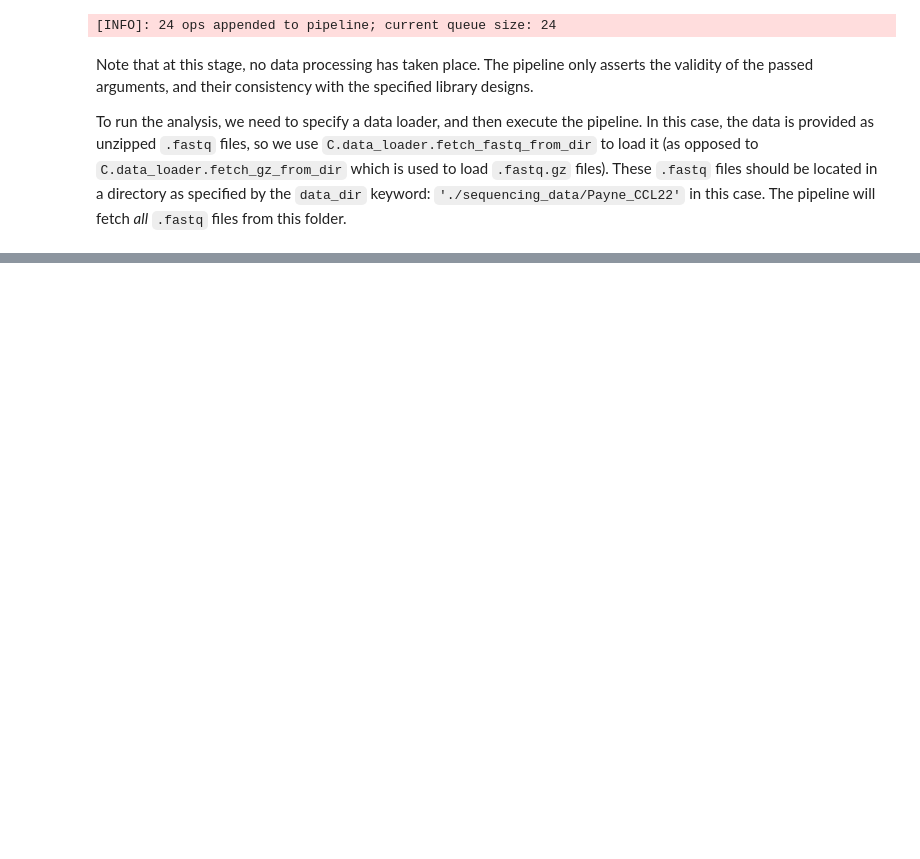
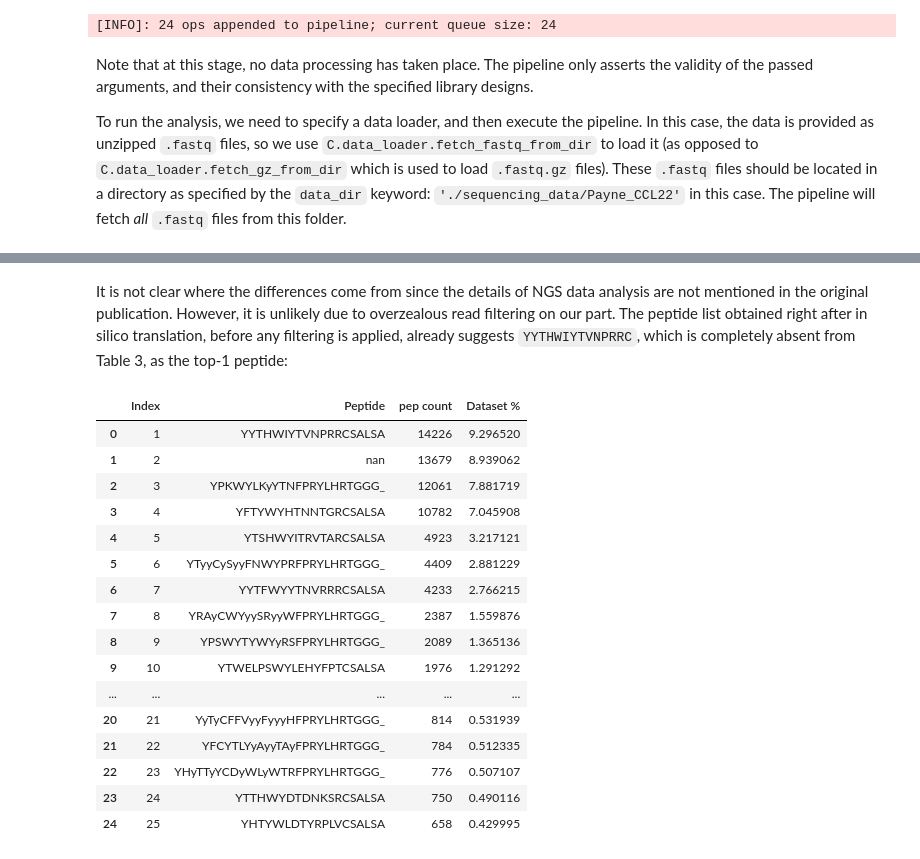
Before and after one commit to avngrdv/clibas, a Jupyter notebook: docs/source/examples/02. Payne CCL22 selection.ipynb, the cells around one changed output, grey strips where cells are left out. Drawn from its saved outputs; the diff is of its cells as text; code cells hidden in the pictures; blank space fills up the shorter version.

```diff
--- a/docs/source/examples/02. Payne CCL22 selection.ipynb
+++ b/docs/source/examples/02. Payne CCL22 selection.ipynb
@@ -303,0 +362,26 @@ See example 1 (`1. Phage display: FXIa selection`) notebook for a walkthrough of
+# %% [markdown]
+It is not clear where the differences come from since the details of NGS data analysis are not mentioned in the original publication. However, it is unlikely due to overzealous read filtering on our part. The peptide list obtained right after in silico translation, before any filtering is applied, already suggests `YYTHWIYTVNPRRC`, which is completely absent from Table 3, as the top-1 peptide:
+# %%
+initial_peptide_list = pd.read_csv(fnames[0])
+cols = ['Index', 'Peptide', 'pep count', 'Dataset %']
+initial_peptide_list[cols].head(25).style.set_table_styles(
+    [{'selector': 'th, td', 'props': [('font-family', 'Consolas, monospace')]}]
+)
+# %% [output]
+|  | Index | Peptide | pep count | Dataset % |
+| 0 | 1 | YYTHWIYTVNPRRCSALSA | 14226 | 9.296520 |
+| 1 | 2 | nan | 13679 | 8.939062 |
+| 2 | 3 | YPKWYLKyYTNFPRYLHRTGGG_ | 12061 | 7.881719 |
+| 3 | 4 | YFTYWYHTNNTGRCSALSA | 10782 | 7.045908 |
+| 4 | 5 | YTSHWYITRVTARCSALSA | 4923 | 3.217121 |
+| 5 | 6 | YTyyCySyyFNWYPRFPRYLHRTGGG_ | 4409 | 2.881229 |
+| 6 | 7 | YYTFWYYTNVRRRCSALSA | 4233 | 2.766215 |
+| 7 | 8 | YRAyCWYyySRyyWFPRYLHRTGGG_ | 2387 | 1.559876 |
+| 8 | 9 | YPSWYTYWYyRSFPRYLHRTGGG_ | 2089 | 1.365136 |
+| 9 | 10 | YTWELPSWYLEHYFPTCSALSA | 1976 | 1.291292 |
+| ... | ... | ... | ... | ... |
+| 20 | 21 | YyTyCFFVyyFyyyHFPRYLHRTGGG_ | 814 | 0.531939 |
+| 21 | 22 | YFCYTLYyAyyTAyFPRYLHRTGGG_ | 784 | 0.512335 |
+| 22 | 23 | YHyTTyYCDyWLyWTRFPRYLHRTGGG_ | 776 | 0.507107 |
+| 23 | 24 | YTTHWYDTDNKSRCSALSA | 750 | 0.490116 |
+| 24 | 25 | YHTYWLDTYRPLVCSALSA | 658 | 0.429995 |
```
Also changed, not shown: parts of 18 cells of this notebook, 2 other files.
